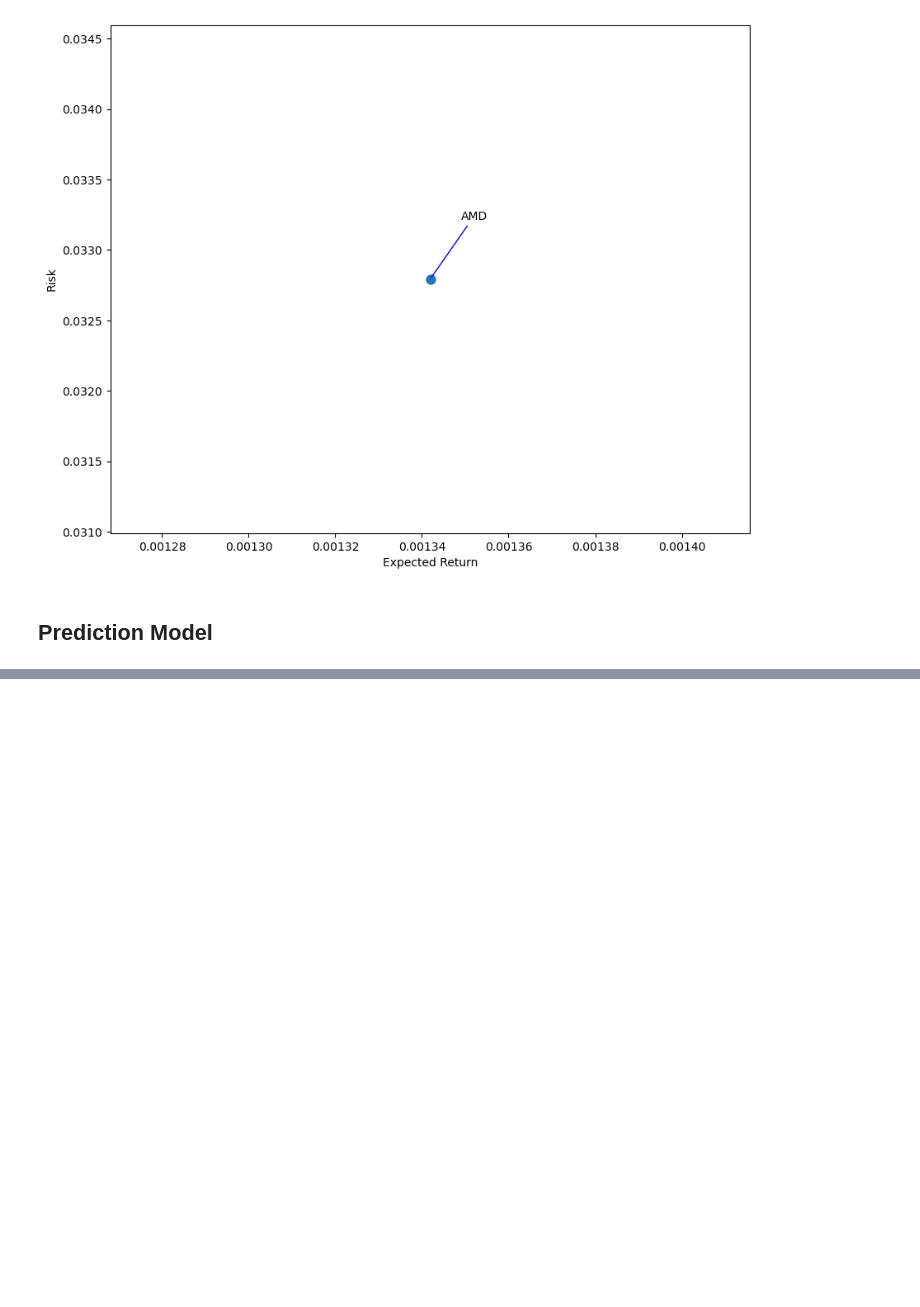
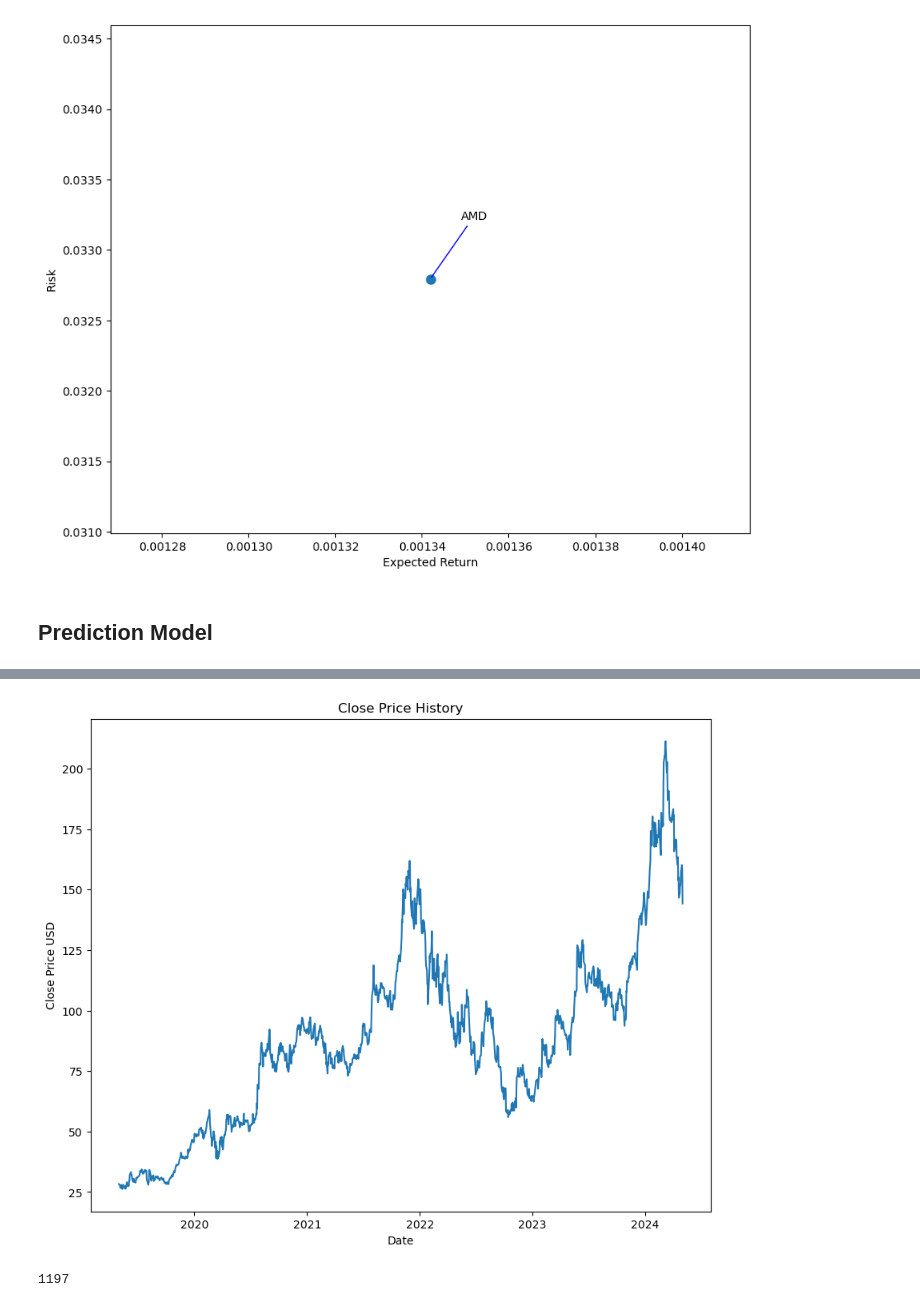
Before and after one commit to Kestrel86/Stock_Analysis, a Jupyter notebook: AMD_analysis.ipynb, the cells around one changed output, grey strips where cells are left out. Saved outputs shown, nothing was run; the diff lists cells and outputs as text; code cells hidden in the pictures; blank space fills up the shorter version.

```diff
--- a/AMD_analysis.ipynb
+++ b/AMD_analysis.ipynb
@@ -168,3 +166,7 @@ Text(50, 50, 'AMD')
 [figure]
 # %% [markdown]
 ## Prediction Model
+# %%
+start = datetime(end.year - 5, end.month, end.day)
+df_amd = pdr.get_data_yahoo('AMD', start=start, end=end)
+#getting larger dataset for research
@@ -170,0 +185,20 @@ Text(50, 50, 'AMD')
+# %%
+plt.figure(figsize=(10,8))
+plt.title('Close Price History')
+plt.plot(df_amd['Close'])
+plt.xlabel('Date')
+plt.ylabel('Close Price USD')
+plt.show()
+# %% [output]
+[figure, added]
+# %%
+# Create new dataframe with only 'Close' column
+data = df_amd.filter(['Close'])
+# convert dataframe to numpy array
+dataset = data.values
+# get number of rows to train the model on
+training_data_len = int(np.ceil(len(dataset) * .95))
+
+training_data_len
+# %% [output]
+1197
```
Also changed, not shown: parts of 15 cells of this notebook, 1 other file.
